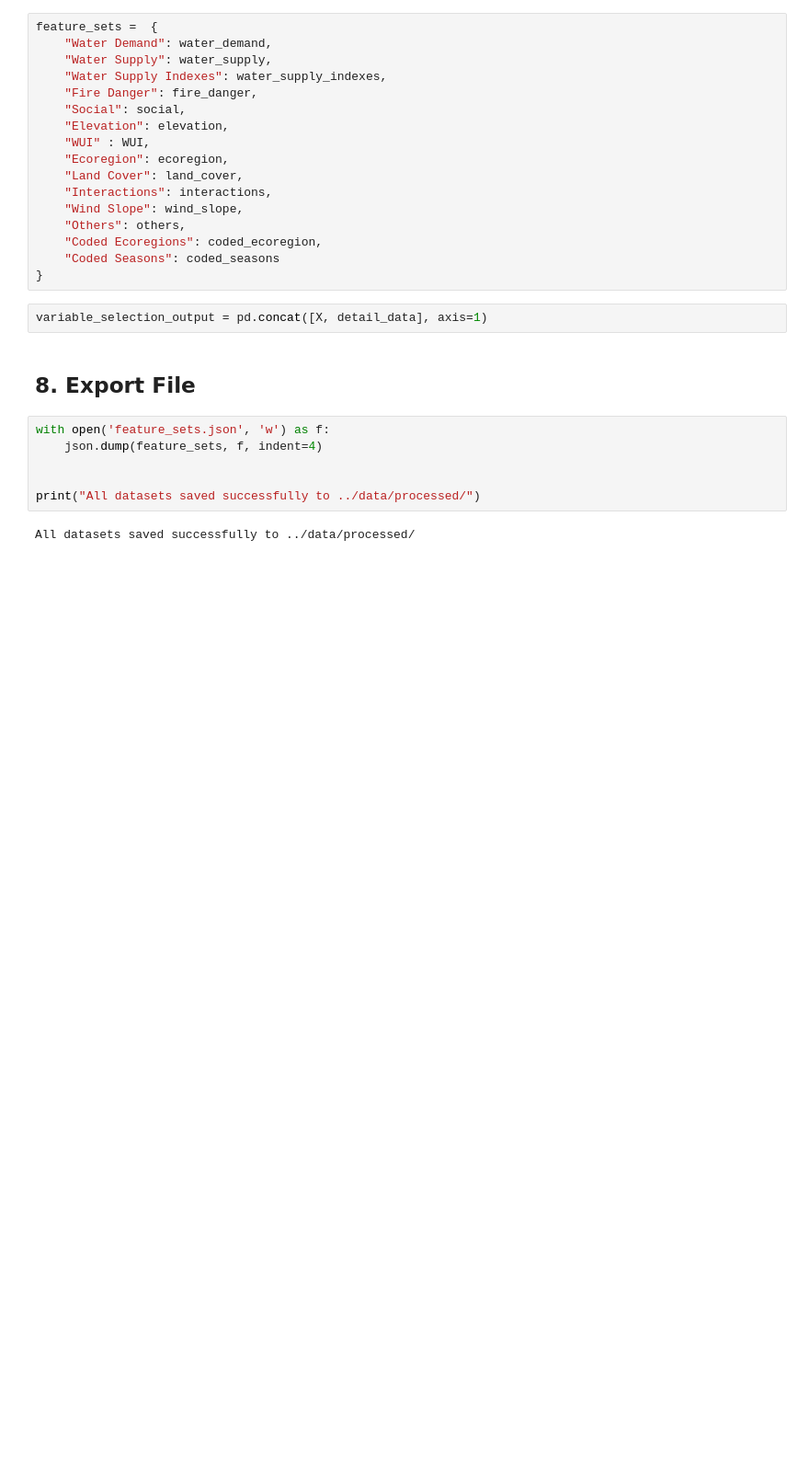
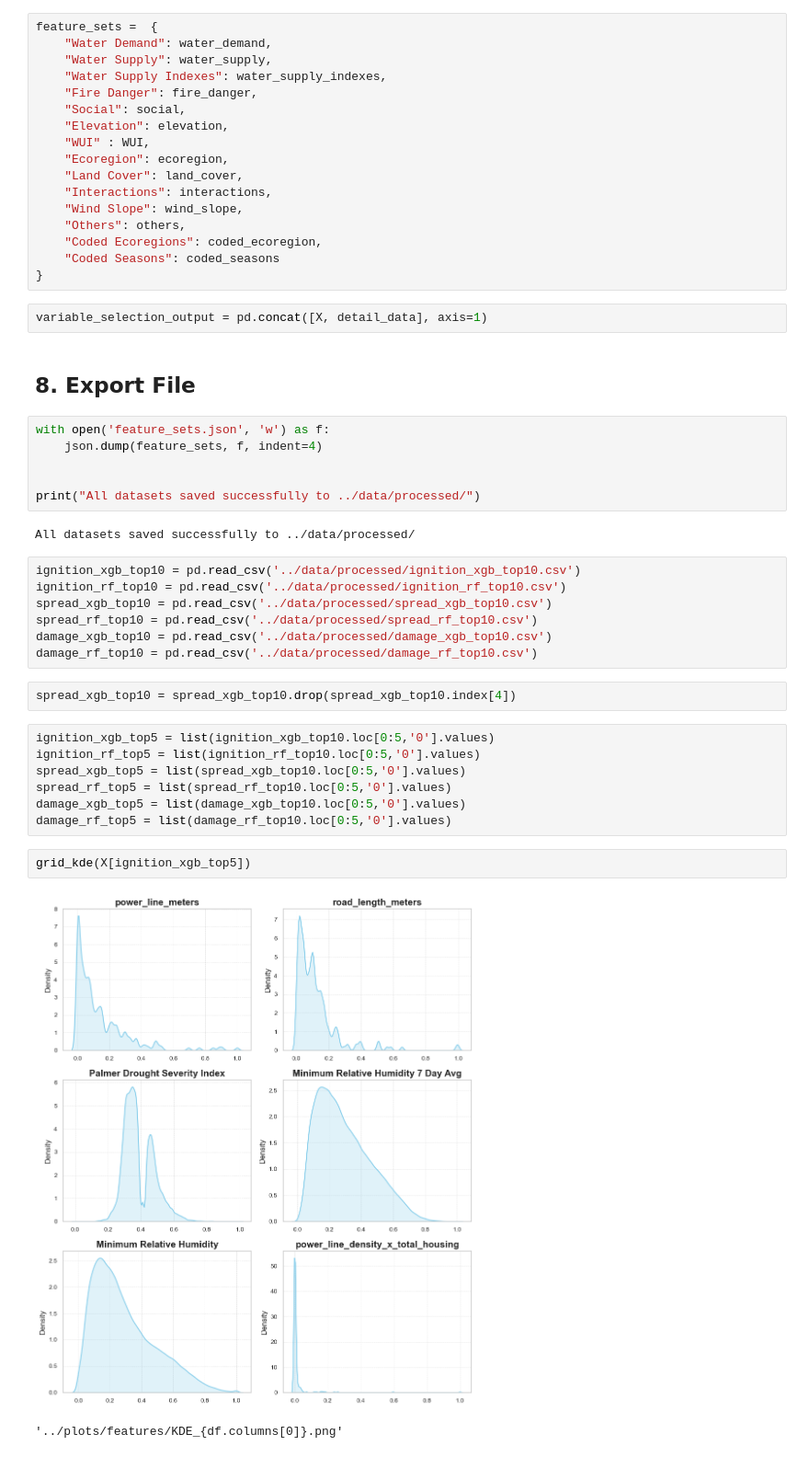
Before and after one commit to dustinlit/California-Wildfire-Ignition-ML-Modeling, a Jupyter notebook: notebooks/04_A_Feature_Distributions.ipynb, the cells around one changed output. Shown at 92% size. Drawn from its saved outputs; the diff is of its cells as text; blank space fills up the shorter version.

Commit message:
Added visualization for top 5 Shap Factors

```diff
--- a/notebooks/04_A_Feature_Distributions.ipynb
+++ b/notebooks/04_A_Feature_Distributions.ipynb
@@ -325,3 +325,24 @@ with open('feature_sets.json', 'w') as f:
 print("All datasets saved successfully to ../data/processed/")
 # %% [output]
 All datasets saved successfully to ../data/processed/
+# %%
+ignition_xgb_top10 = pd.read_csv('../data/processed/ignition_xgb_top10.csv')
+ignition_rf_top10 = pd.read_csv('../data/processed/ignition_rf_top10.csv')
+spread_xgb_top10 = pd.read_csv('../data/processed/spread_xgb_top10.csv')
+spread_rf_top10 = pd.read_csv('../data/processed/spread_rf_top10.csv')
+damage_xgb_top10 = pd.read_csv('../data/processed/damage_xgb_top10.csv')
+damage_rf_top10 = pd.read_csv('../data/processed/damage_rf_top10.csv')
+# %%
+spread_xgb_top10 = spread_xgb_top10.drop(spread_xgb_top10.index[4])
+# %%
+ignition_xgb_top5 = list(ignition_xgb_top10.loc[0:5,'0'].values)
+ignition_rf_top5 = list(ignition_rf_top10.loc[0:5,'0'].values)
+spread_xgb_top5 = list(spread_xgb_top10.loc[0:5,'0'].values)
+spread_rf_top5 = list(spread_rf_top10.loc[0:5,'0'].values)
+damage_xgb_top5 = list(damage_xgb_top10.loc[0:5,'0'].values)
+damage_rf_top5 = list(damage_rf_top10.loc[0:5,'0'].values)
+# %%
+grid_kde(X[ignition_xgb_top5])
+# %% [output]
+[figure, added]
+'../plots/features/KDE_{df.columns[0]}.png'
```
Also changed, not shown: parts of 5 cells of this notebook, 1 other file.
